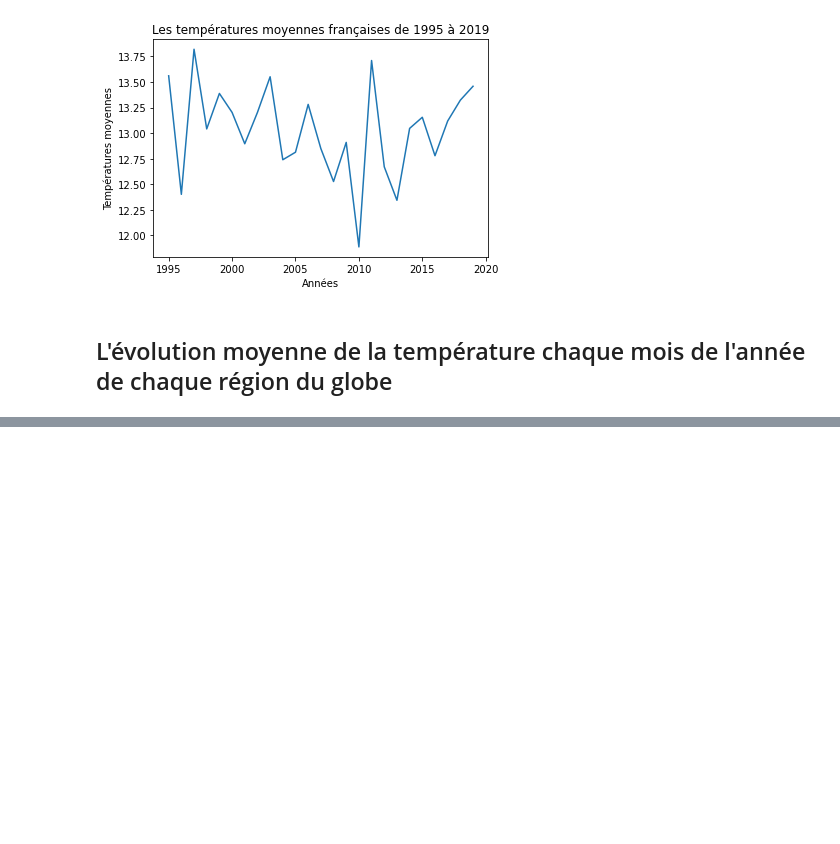
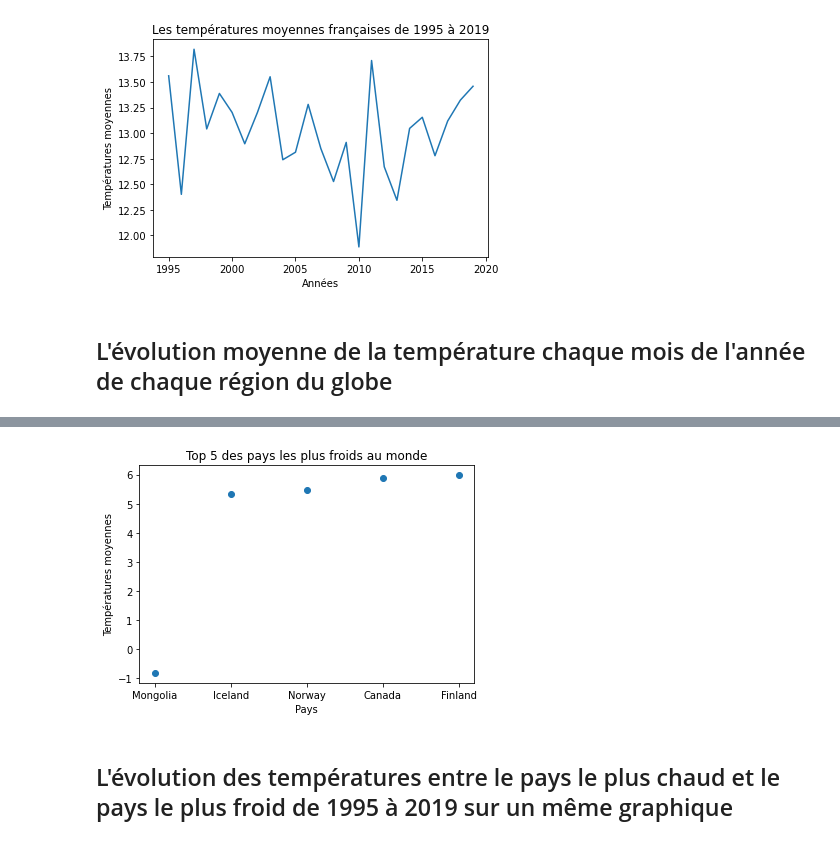
Before and after one commit to MaximeVeysseyre/Climatologie, a Jupyter notebook: main.ipynb, the cells around one changed output, grey strips where cells are left out. Drawn from its saved outputs; the diff is of its cells as text; code cells hidden in the pictures; blank space fills up the shorter version.

```diff
--- a/main.ipynb
+++ b/main.ipynb
@@ -125,0 +173,10 @@ plt.show()
+# %%
+plt.plot(local_froid['AvgTemperature'], linewidth=0, marker='o')
+plt.xlabel('Pays')
+plt.ylabel('Températures moyennes')
+plt.title('Top 5 des pays les plus froids au monde')
+plt.show()
+# %% [output]
+[figure, added]
+# %% [markdown]
+## L'évolution des températures entre le pays le plus chaud et le pays le plus froid de 1995 à 2019 sur un même graphique
```
Also changed, not shown: parts of 14 cells of this notebook.
